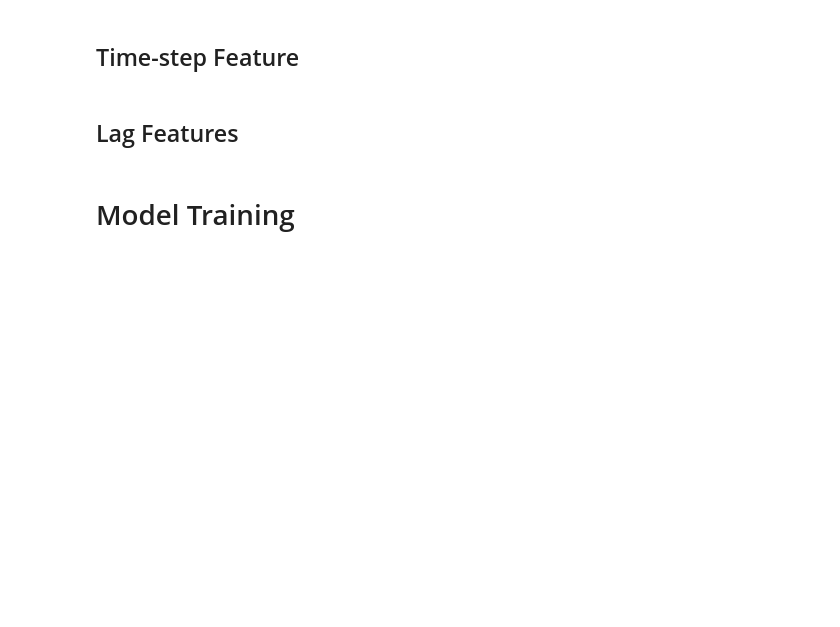
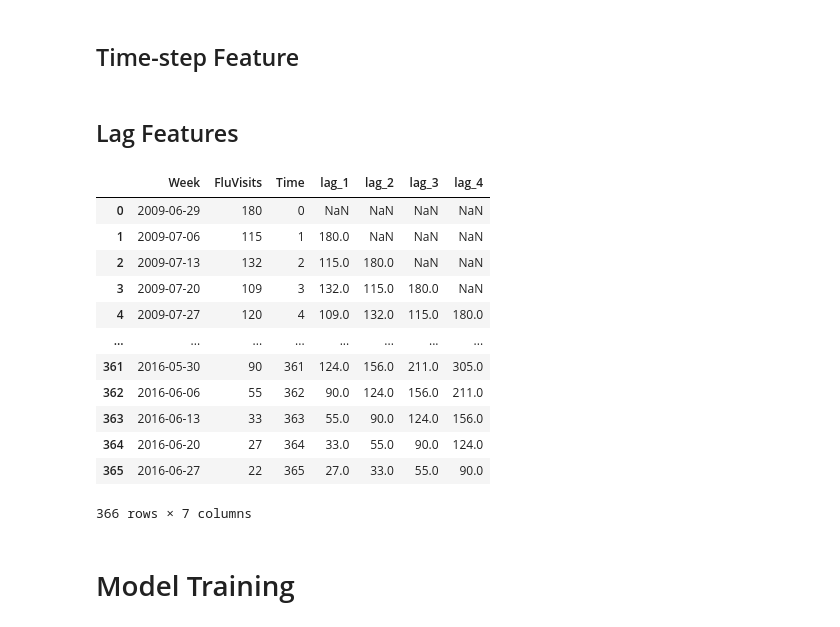
Before and after one commit to Volscente/TimeWarpForecast, a Jupyter notebook: notebooks/flu_trends/exploratory_data_analysis.ipynb, the cells around one changed output. Cells and saved outputs as stored; diff of their text form; code cells hidden in the pictures; blank space fills up the shorter version.

```diff
--- a/notebooks/flu_trends/exploratory_data_analysis.ipynb
+++ b/notebooks/flu_trends/exploratory_data_analysis.ipynb
@@ -71,0 +72,3 @@ dataset = read_data_from_config(dataset_config)
+# %%
+# Select only relevant columns
+dataset = dataset[['Week', 'FluVisits']]
@@ -158,6 +178,38 @@ _ = plot_pacf(dataset.FluVisits, lags=12)
 dataset['Time'] = np.arange(len(dataset))
 # %% [markdown]
 ## Lag Features
+# %%
+# Define the number of lags (from Partial Autocorrelation plot)
+number_lags = 4
+
+# Create lag features
+for lag_value in range(1, number_lags + 1):
+
+    # Create the new lag
+    new_lag = dataset.FluVisits.shift(lag_value)
+    new_lag_dataframe = pd.DataFrame(new_lag.values, columns=[f'lag_{lag_value}'])
+
+    # Concat to the original dataset
+    dataset = pd.concat([dataset, new_lag_dataframe], axis=1)
+
+# Fill NaN values of lags not available
+dataset = dataset.fillna(0.0)
+# %%
+dataset
+# %% [output]
+|  | Week | FluVisits | Time | lag_1 | lag_2 | lag_3 | lag_4 |
+| 0 | 2009-06-29 | 180 | 0 | NaN | NaN | NaN | NaN |
+| 1 | 2009-07-06 | 115 | 1 | 180.0 | NaN | NaN | NaN |
+| 2 | 2009-07-13 | 132 | 2 | 115.0 | 180.0 | NaN | NaN |
+| 3 | 2009-07-20 | 109 | 3 | 132.0 | 115.0 | 180.0 | NaN |
+| 4 | 2009-07-27 | 120 | 4 | 109.0 | 132.0 | 115.0 | 180.0 |
+| ... | ... | ... | ... | ... | ... | ... | ... |
+| 361 | 2016-05-30 | 90 | 361 | 124.0 | 156.0 | 211.0 | 305.0 |
+| 362 | 2016-06-06 | 55 | 362 | 90.0 | 124.0 | 156.0 | 211.0 |
+| 363 | 2016-06-13 | 33 | 363 | 55.0 | 90.0 | 124.0 | 156.0 |
+| 364 | 2016-06-20 | 27 | 364 | 33.0 | 55.0 | 90.0 | 124.0 |
+| 365 | 2016-06-27 | 22 | 365 | 27.0 | 33.0 | 55.0 | 90.0 |
+366 rows × 7 columns
 # %% [markdown]
 # Model Training
 # %% [markdown]
```
Also changed, not shown: parts of 11 cells of this notebook.
